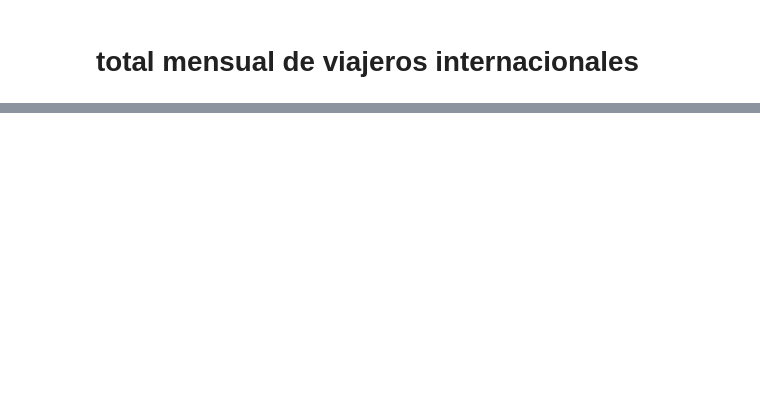
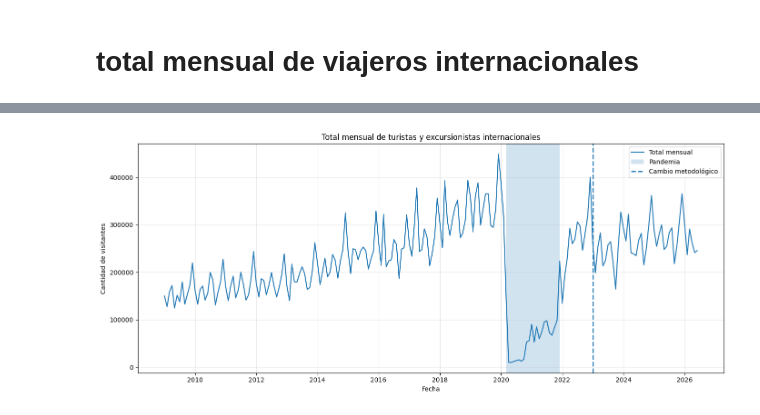
Before and after one commit to belennmm/DS_series_de_tiempo, a Jupyter notebook: serie_obligatoria_total_mensual.ipynb, the cells around one changed output, grey strips where cells are left out. Saved outputs shown, nothing was run; the diff lists cells and outputs as text; code cells hidden in the pictures; blank space fills up the shorter version.

Commit message:
análisis del total mensual de viajeros

```diff
--- a/serie_obligatoria_total_mensual.ipynb
+++ b/serie_obligatoria_total_mensual.ipynb
@@ -264,0 +118,19 @@ plt.show()
+# %%
+serie_total = (
+    datos_visitantes
+    .dropna(subset=["Fecha", "Viajero"])
+    .groupby("Fecha")["Viajero"]
+    .sum()
+    .sort_index()
+    .asfreq("MS")
+)
+
+serie_total.name = "total_mensual"
+
+print("inicio:", serie_total.index.min() )
+print("fin:", serie_total.index.max() )
+print("frecuencia:", serie_total.index.freqstr )
+print("número de observaciones:" , len(serie_total ) )
+print("meses faltantes:" , serie_total.isna().sum() )
+
+serie_total.head()
@@ -264,0 +165,26 @@ plt.show()
+# %%
+plt.figure(figsize= (14, 6) )
+
+plt.plot(serie_total.index,serie_total,label="Total mensual")
+
+plt.axvspan(
+    pd.Timestamp("2020-03-01"),
+    pd.Timestamp("2021-12-01"),
+    alpha=0.2 , label= "Pandemia"
+)
+
+plt.axvline(
+    pd.Timestamp("2023-01-01"),
+    linestyle="--", linewidth = 2 ,
+    label="Cambio metodológico"
+)
+
+plt.title("Total mensual de turistas y excursionistas internacionales")
+plt.xlabel("Fecha")
+plt.ylabel("Cantidad de visitantes")
+plt.legend()
+plt.grid(alpha = 0.3)
+plt.tight_layout()
+plt.show()
+# %% [output]
+[figure, added]
```
Also changed, not shown: parts of 71 cells of this notebook, 1 other file.
